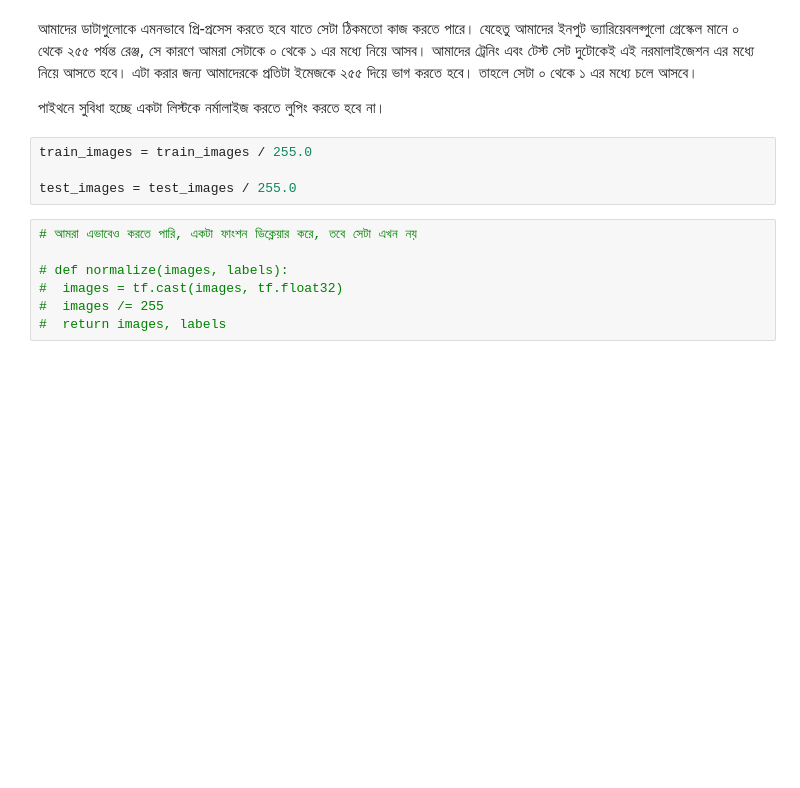
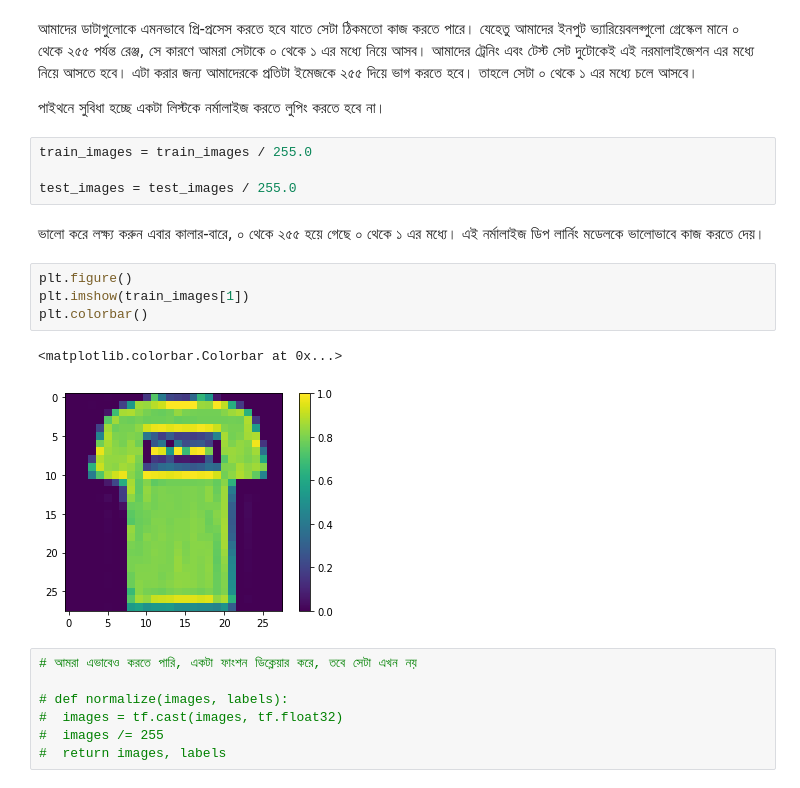
Before and after one commit to raqueeb/TensorFlow2, a Jupyter notebook: classification_book.ipynb, the cells around one changed output. Saved outputs shown, nothing was run; the diff lists cells and outputs as text; blank space fills up the shorter version.

```diff
--- a/classification_book.ipynb
+++ b/classification_book.ipynb
@@ -253,6 +259,15 @@ plt.grid(False)
 train_images = train_images / 255.0
 
 test_images = test_images / 255.0
+# %% [markdown]
+ভালো করে লক্ষ্য করুন এবার কালার-বারে, ০ থেকে  ২৫৫ হয়ে গেছে ০ থেকে ১ এর মধ্যে। এই নর্মালাইজ ডিপ লার্নিং মডেলকে ভালোভাবে কাজ করতে দেয়।
+# %%
+plt.figure()
+plt.imshow(train_images[1])
+plt.colorbar()
+# %% [output]
+<matplotlib.colorbar.Colorbar at 0x...>
+[figure, added]
 # %%
 # আমরা এভাবেও করতে পারি, একটা ফাংশন ডিক্লেয়ার করে, তবে সেটা এখন নয়
 
```
Also changed, not shown: parts of 13 cells of this notebook.
